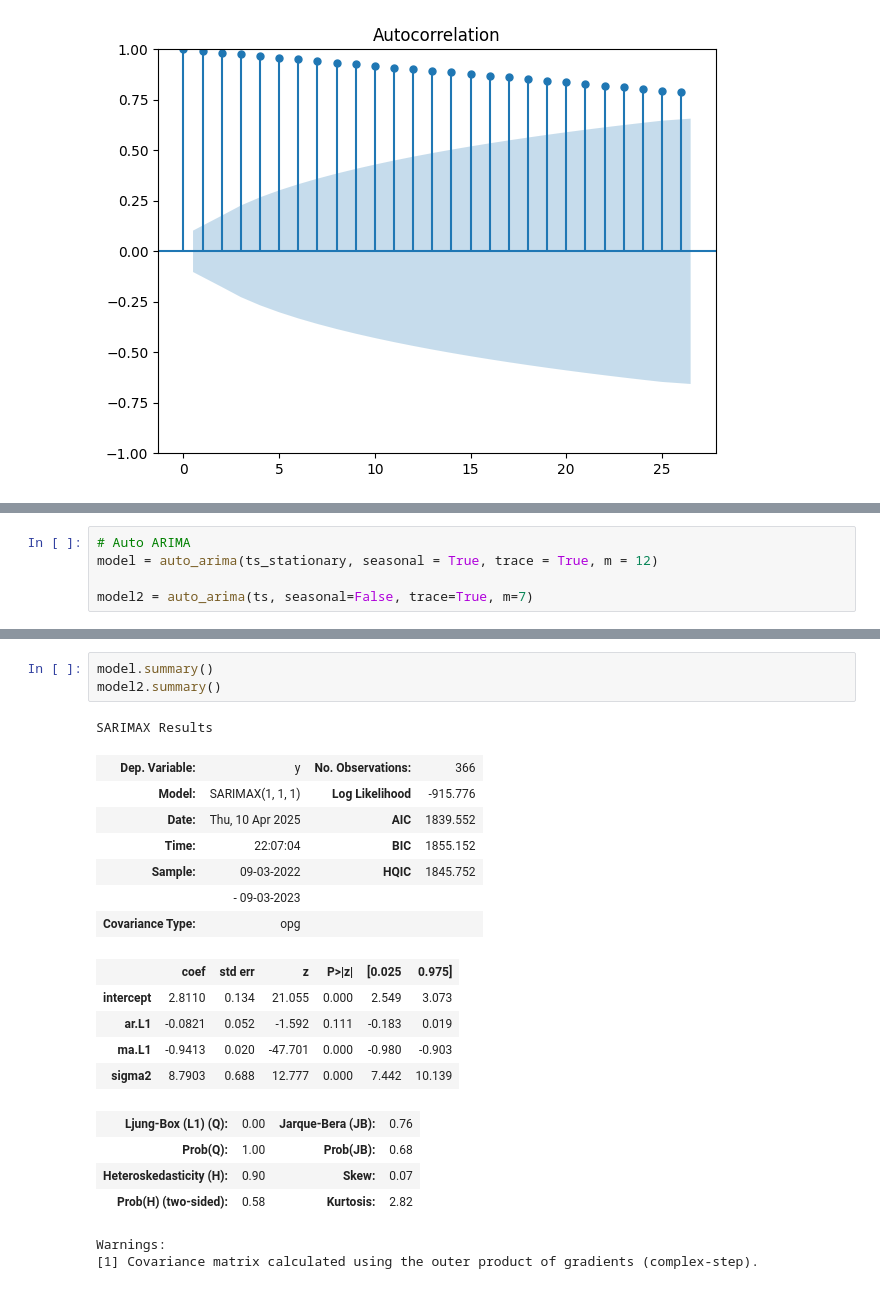
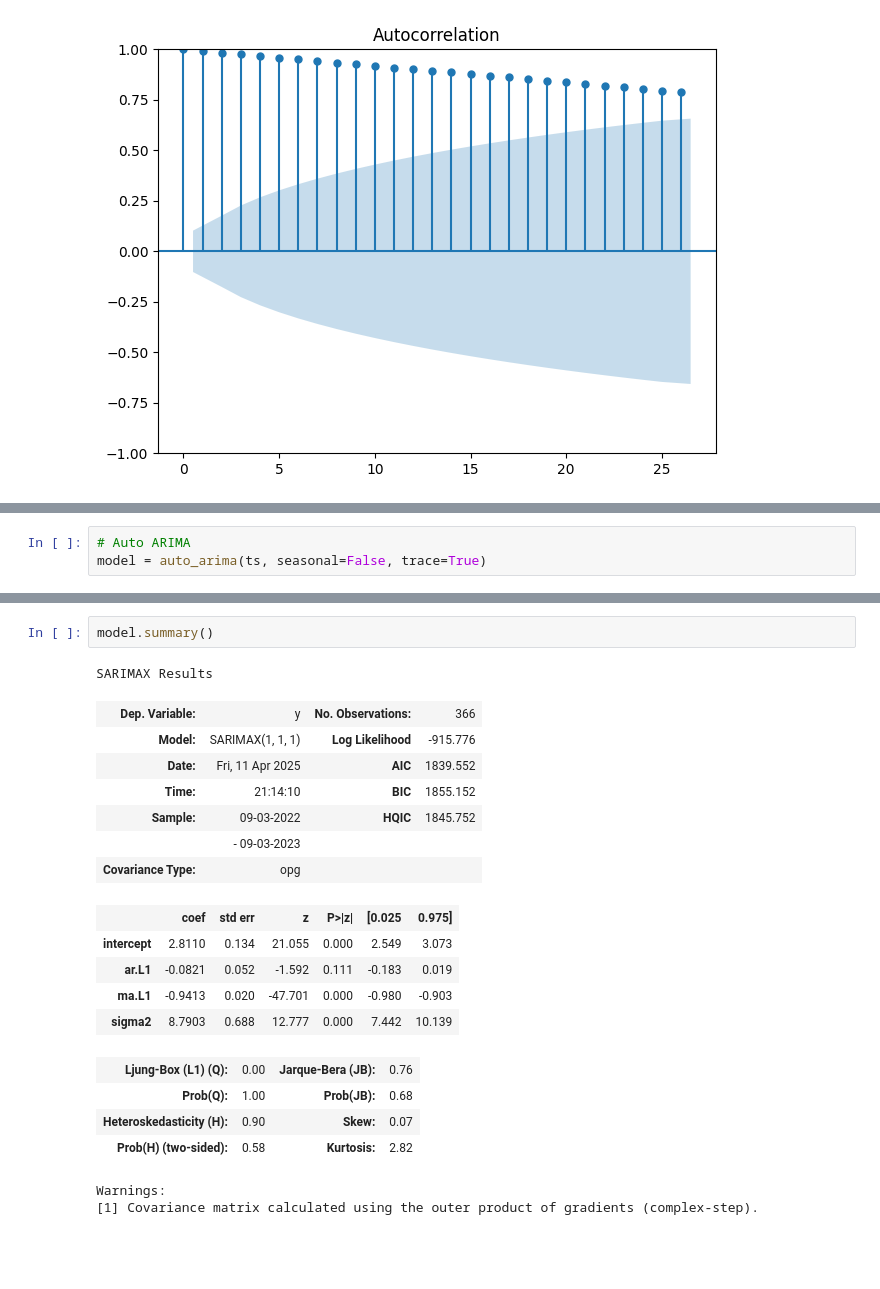
Before and after one commit to 4GeeksAcademy/pille9-alternative-time-series, a Jupyter notebook: src/explore.ipynb, the cells around one changed output, grey strips where cells are left out. Drawn from its saved outputs; the diff is of its cells as text; blank space fills up the shorter version.

```diff
--- a/src/explore.ipynb
+++ b/src/explore.ipynb
@@ -139,7 +132,5 @@ dtype: float64
 # %%
 # Auto ARIMA
-model = auto_arima(ts_stationary, seasonal = True, trace = True, m = 12)
-
-model2 = auto_arima(ts, seasonal=False, trace=True, m=7)
+model = auto_arima(ts, seasonal=False, trace=True)
 # %% [output]
 Performing stepwise search to minimize aic
@@ -176,12 +151,11 @@ Total fit time: 1.496 seconds
 # %%
 model.summary()
-model2.summary()
 # %% [output]
 SARIMAX Results
 | Dep. Variable: | y | No. Observations: | 366 |
 | Model: | SARIMAX(1, 1, 1) | Log Likelihood | -915.776 |
-| Date: | Thu, 10 Apr 2025 | AIC | 1839.552 |
-| Time: | 22:07:04 | BIC | 1855.152 |
+| Date: | Fri, 11 Apr 2025 | AIC | 1839.552 |
+| Time: | 21:14:10 | BIC | 1855.152 |
 | Sample: | 09-03-2022 | HQIC | 1845.752 |
 |  | - 09-03-2023 |  |  |
 | Covariance Type: | opg |  |  |
```
Also changed, not shown: parts of 13 cells of this notebook, 1 other file.
